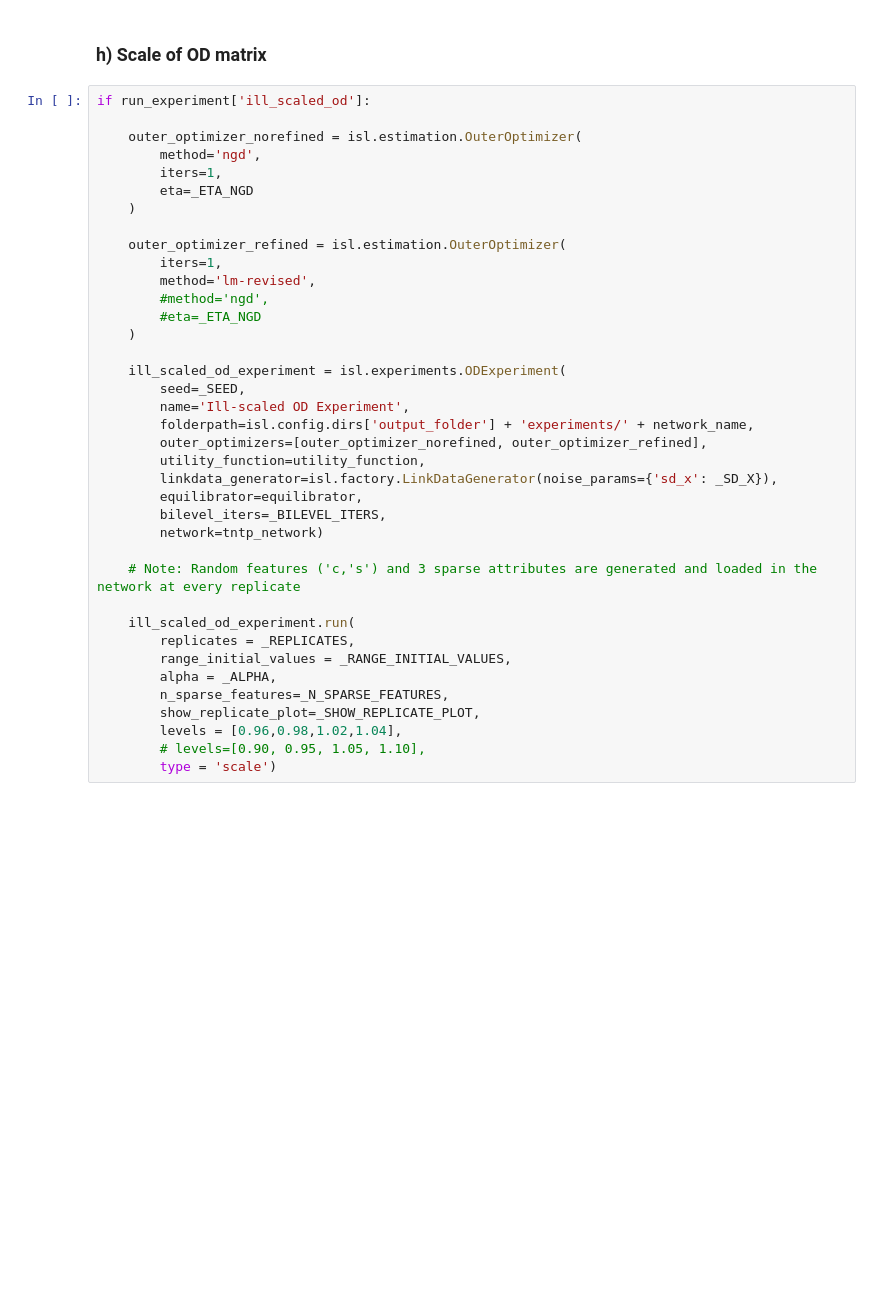
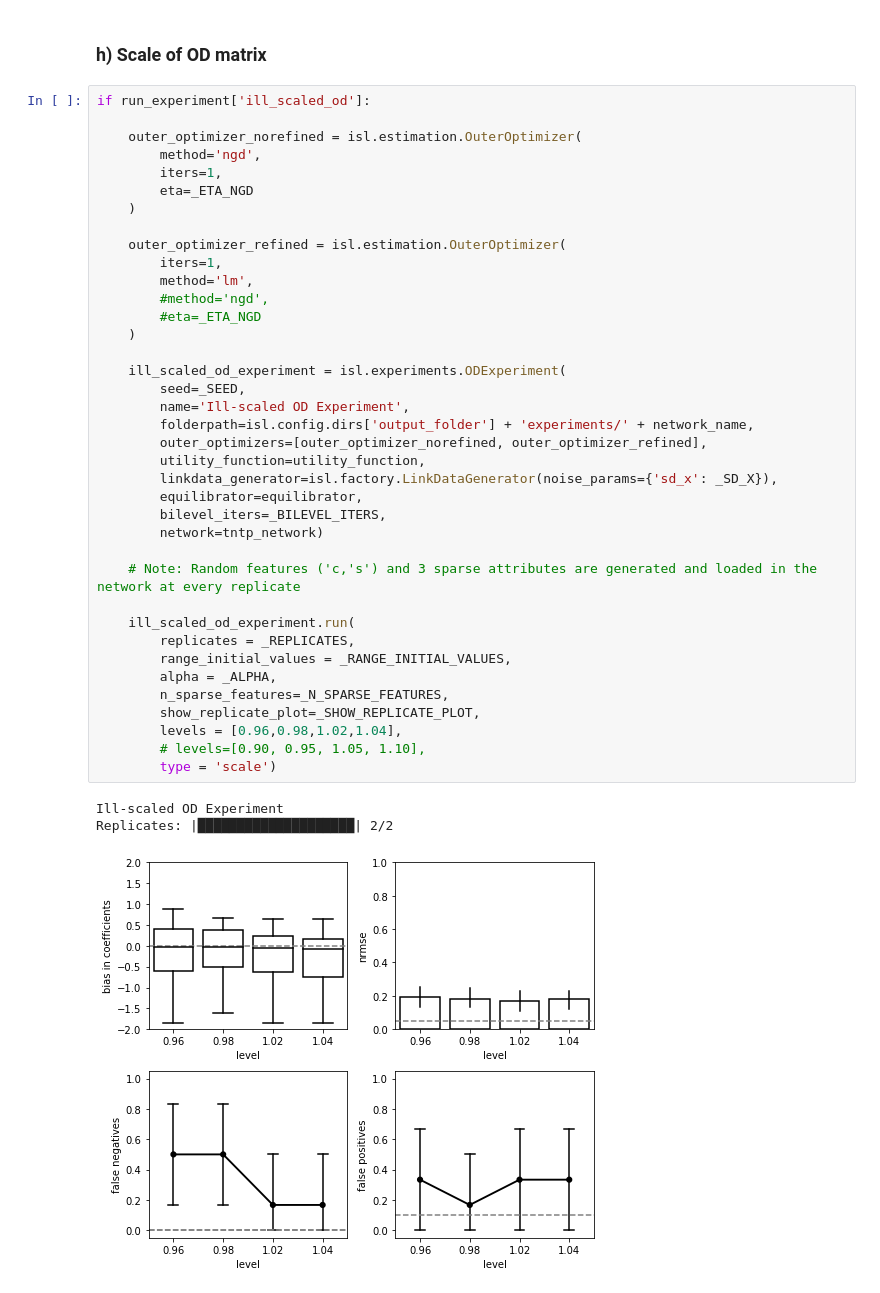
Before and after one commit to pabloguarda/isuelogit, a Jupyter notebook: notebooks/lue_experiments_tntp_network.ipynb, the cells around one changed output. Saved outputs shown, nothing was run; the diff lists cells and outputs as text; blank space fills up the shorter version.

```diff
--- a/notebooks/lue_experiments_tntp_network.ipynb
+++ b/notebooks/lue_experiments_tntp_network.ipynb
@@ -506,31 +511,35 @@ if run_experiment['ill_scaled_od']:
     )
 
     outer_optimizer_refined = isl.estimation.OuterOptimizer(
         iters=1,
-        method='lm-revised',
+        method='lm',
         #method='ngd',
         #eta=_ETA_NGD
     )
 
     ill_scaled_od_experiment = isl.experiments.ODExperiment(
         seed=_SEED,
         name='Ill-scaled OD Experiment',
         folderpath=isl.config.dirs['output_folder'] + 'experiments/' + network_name,
         outer_optimizers=[outer_optimizer_norefined, outer_optimizer_refined],
         utility_function=utility_function,
         linkdata_generator=isl.factory.LinkDataGenerator(noise_params={'sd_x': _SD_X}),
         equilibrator=equilibrator,
         bilevel_iters=_BILEVEL_ITERS,
         network=tntp_network)
 
     # Note: Random features ('c,'s') and 3 sparse attributes are generated and loaded in the network at every replicate
 
     ill_scaled_od_experiment.run(
         replicates = _REPLICATES,
         range_initial_values = _RANGE_INITIAL_VALUES,
         alpha = _ALPHA,
         n_sparse_features=_N_SPARSE_FEATURES,
         show_replicate_plot=_SHOW_REPLICATE_PLOT,
         levels = [0.96,0.98,1.02,1.04],
         # levels=[0.90, 0.95, 1.05, 1.10],
         type = 'scale')
+# %% [output]
+Ill-scaled OD Experiment
+Replicates: |████████████████████| 2/2
+[figure, added]
```
Also changed, not shown: parts of 6 cells of this notebook, 2 other files.
